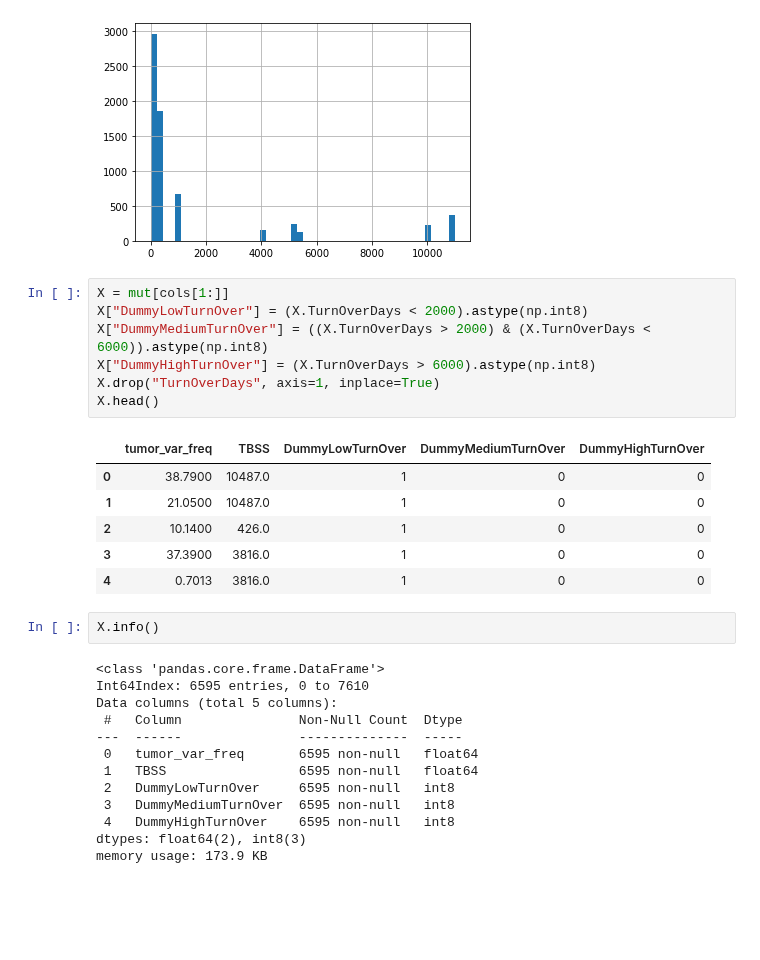
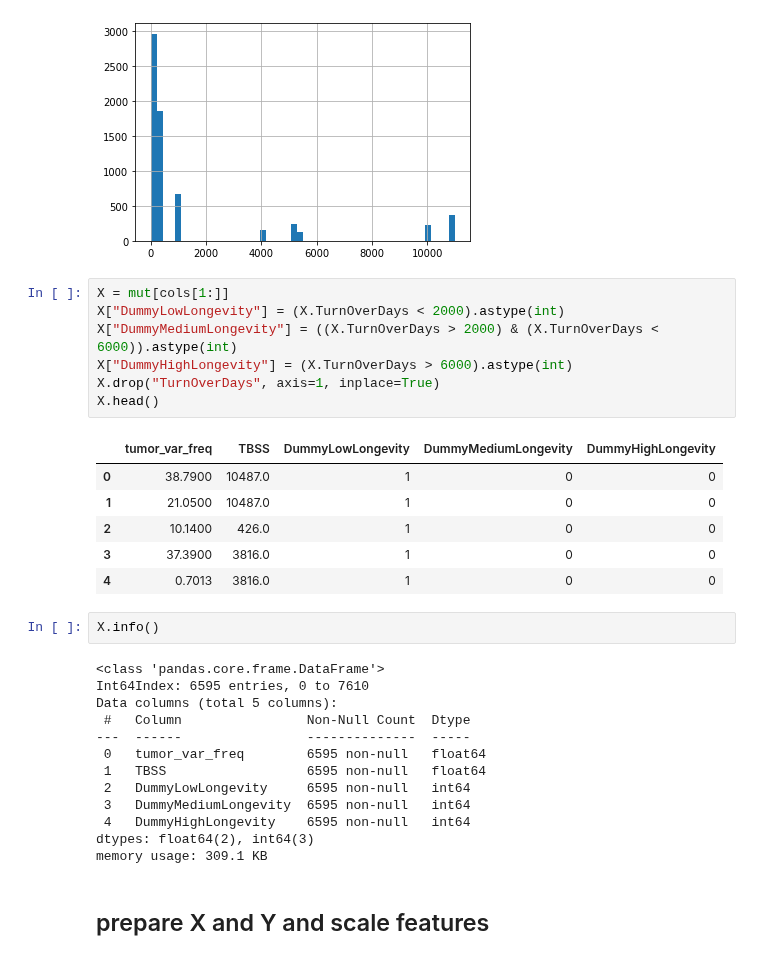
Before and after one commit to mitoclub/mtdnaMutSpecOfCancers, a Jupyter notebook: notebooks/glm.ipynb, the cells around one changed output. Cells and saved outputs as stored; diff of their text form; blank space fills up the shorter version.

```diff
--- a/notebooks/glm.ipynb
+++ b/notebooks/glm.ipynb
@@ -72,13 +72,13 @@ mut.TurnOverDays.hist(bins=50);
 [figure]
 # %%
 X = mut[cols[1:]]
-X["DummyLowTurnOver"] = (X.TurnOverDays < 2000).astype(np.int8)
-X["DummyMediumTurnOver"] = ((X.TurnOverDays > 2000) & (X.TurnOverDays < 6000)).astype(np.int8)
-X["DummyHighTurnOver"] = (X.TurnOverDays > 6000).astype(np.int8)
+X["DummyLowLongevity"] = (X.TurnOverDays < 2000).astype(int)
+X["DummyMediumLongevity"] = ((X.TurnOverDays > 2000) & (X.TurnOverDays < 6000)).astype(int)
+X["DummyHighLongevity"] = (X.TurnOverDays > 6000).astype(int)
 X.drop("TurnOverDays", axis=1, inplace=True)
 X.head()
 # %% [output]
-|  | tumor_var_freq | TBSS | DummyLowTurnOver | DummyMediumTurnOver | DummyHighTurnOver |
+|  | tumor_var_freq | TBSS | DummyLowLongevity | DummyMediumLongevity | DummyHighLongevity |
 | 0 | 38.7900 | 10487.0 | 1 | 0 | 0 |
 | 1 | 21.0500 | 10487.0 | 1 | 0 | 0 |
 | 2 | 10.1400 | 426.0 | 1 | 0 | 0 |
@@ -90,15 +90,17 @@ X.info()
 <class 'pandas.core.frame.DataFrame'>
 Int64Index: 6595 entries, 0 to 7610
 Data columns (total 5 columns):
- #   Column               Non-Null Count  Dtype
----  ------               --------------  -----
- 0   tumor_var_freq       6595 non-null   float64
- 1   TBSS                 6595 non-null   float64
- 2   DummyLowTurnOver     6595 non-null   int8
- 3   DummyMediumTurnOver  6595 non-null   int8
- 4   DummyHighTurnOver    6595 non-null   int8
-dtypes: float64(2), int8(3)
-memory usage: 173.9 KB
+ #   Column                Non-Null Count  Dtype
+---  ------                --------------  -----
+ 0   tumor_var_freq        6595 non-null   float64
+ 1   TBSS                  6595 non-null   float64
+ 2   DummyLowLongevity     6595 non-null   int64
+ 3   DummyMediumLongevity  6595 non-null   int64
+ 4   DummyHighLongevity    6595 non-null   int64
+dtypes: float64(2), int64(3)
+memory usage: 309.1 KB
+# %% [markdown]
+## prepare X and Y and scale features
 # %%
 # ????????
 _cols = "tumor_var_freq	TBSS".split()
```
Also changed, not shown: parts of 12 cells of this notebook, 7 other files.
